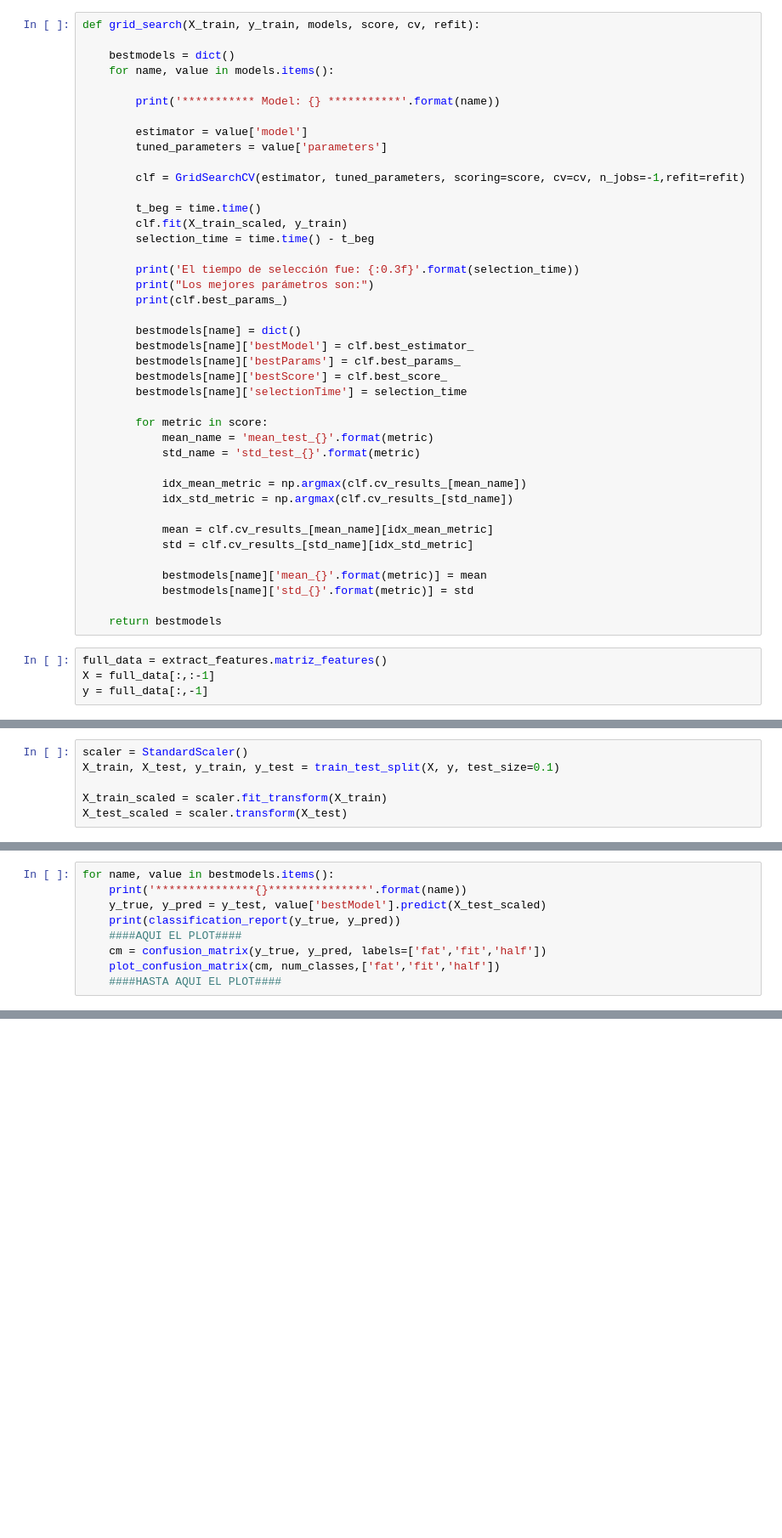
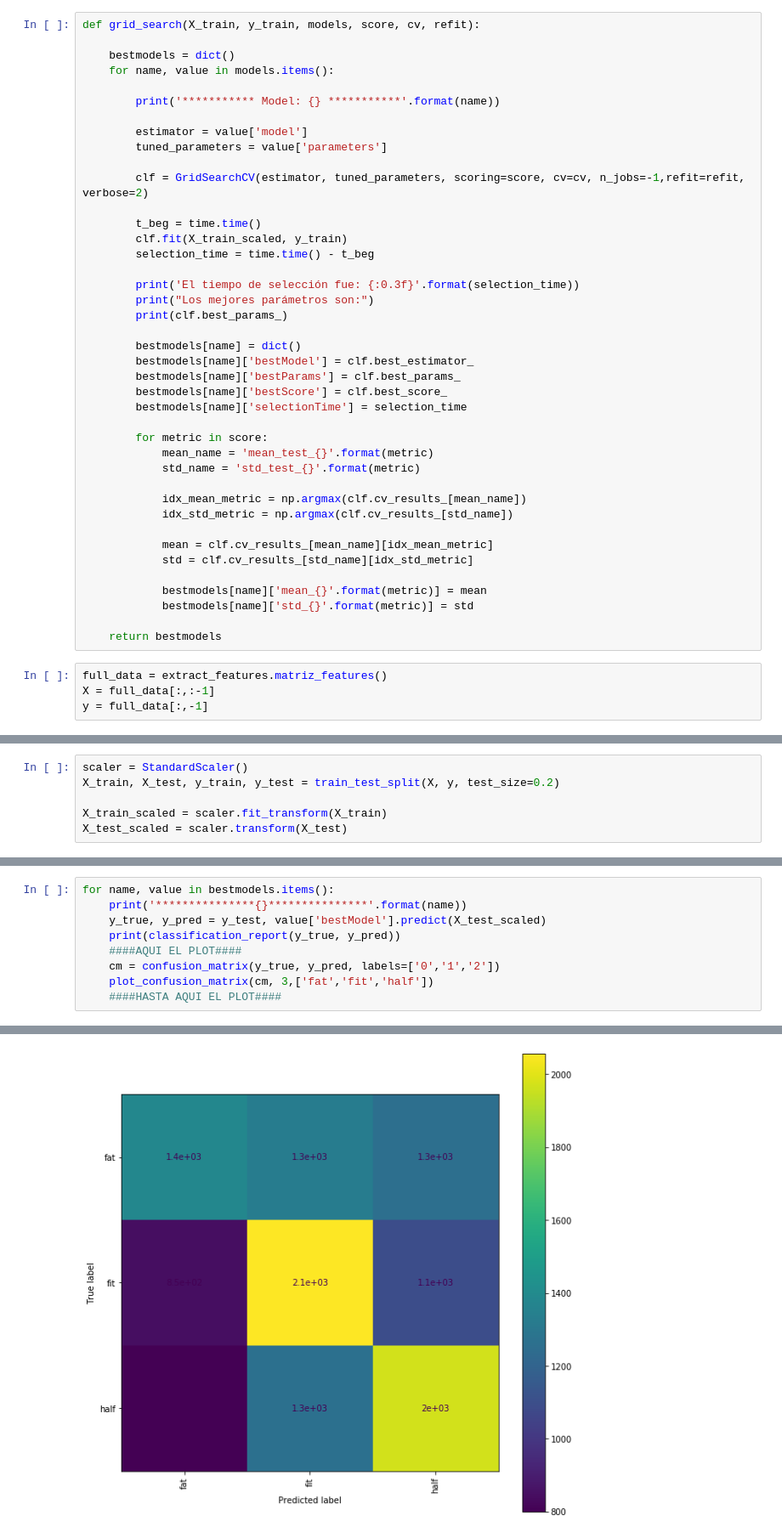
Before and after one commit to SebasPelaez/fit-or-fat, a Jupyter notebook: Untitled.ipynb, the cells around one changed output, grey strips where cells are left out. Shown at 85% size. Saved outputs shown, nothing was run; the diff lists cells and outputs as text; blank space fills up the shorter version.

```diff
--- a/Untitled.ipynb
+++ b/Untitled.ipynb
@@ -59,7 +62,7 @@ def grid_search(X_train, y_train, models, score, cv, refit):
         estimator = value['model']
         tuned_parameters = value['parameters']
 
-        clf = GridSearchCV(estimator, tuned_parameters, scoring=score, cv=cv, n_jobs=-1,refit=refit)
+        clf = GridSearchCV(estimator, tuned_parameters, scoring=score, cv=cv, n_jobs=-1,refit=refit, verbose=2)
 
         t_beg = time.time()
         clf.fit(X_train_scaled, y_train)
@@ -96,6 +103,6 @@ y = full_data[:,-1]
 # %%
 scaler = StandardScaler()
-X_train, X_test, y_train, y_test = train_test_split(X, y, test_size=0.1)
+X_train, X_test, y_train, y_test = train_test_split(X, y, test_size=0.2)
 
 X_train_scaled = scaler.fit_transform(X_train)
 X_test_scaled = scaler.transform(X_test)
@@ -156,6 +221,7 @@ for name, value in bestmodels.items():
     y_true, y_pred = y_test, value['bestModel'].predict(X_test_scaled)
     print(classification_report(y_true, y_pred))
     ####AQUI EL PLOT####
-    cm = confusion_matrix(y_true, y_pred, labels=['fat','fit','half'])
-    plot_confusion_matrix(cm, num_classes,['fat','fit','half'])
+    cm = confusion_matrix(y_true, y_pred, labels=['0','1','2'])
+    plot_confusion_matrix(cm, 3,['fat','fit','half'])
     ####HASTA AQUI EL PLOT####
+# %% [output]
@@ -161,0 +245 @@ for name, value in bestmodels.items():
+[figure, added]
```
Also changed, not shown: parts of 6 cells of this notebook, 1 other file.
